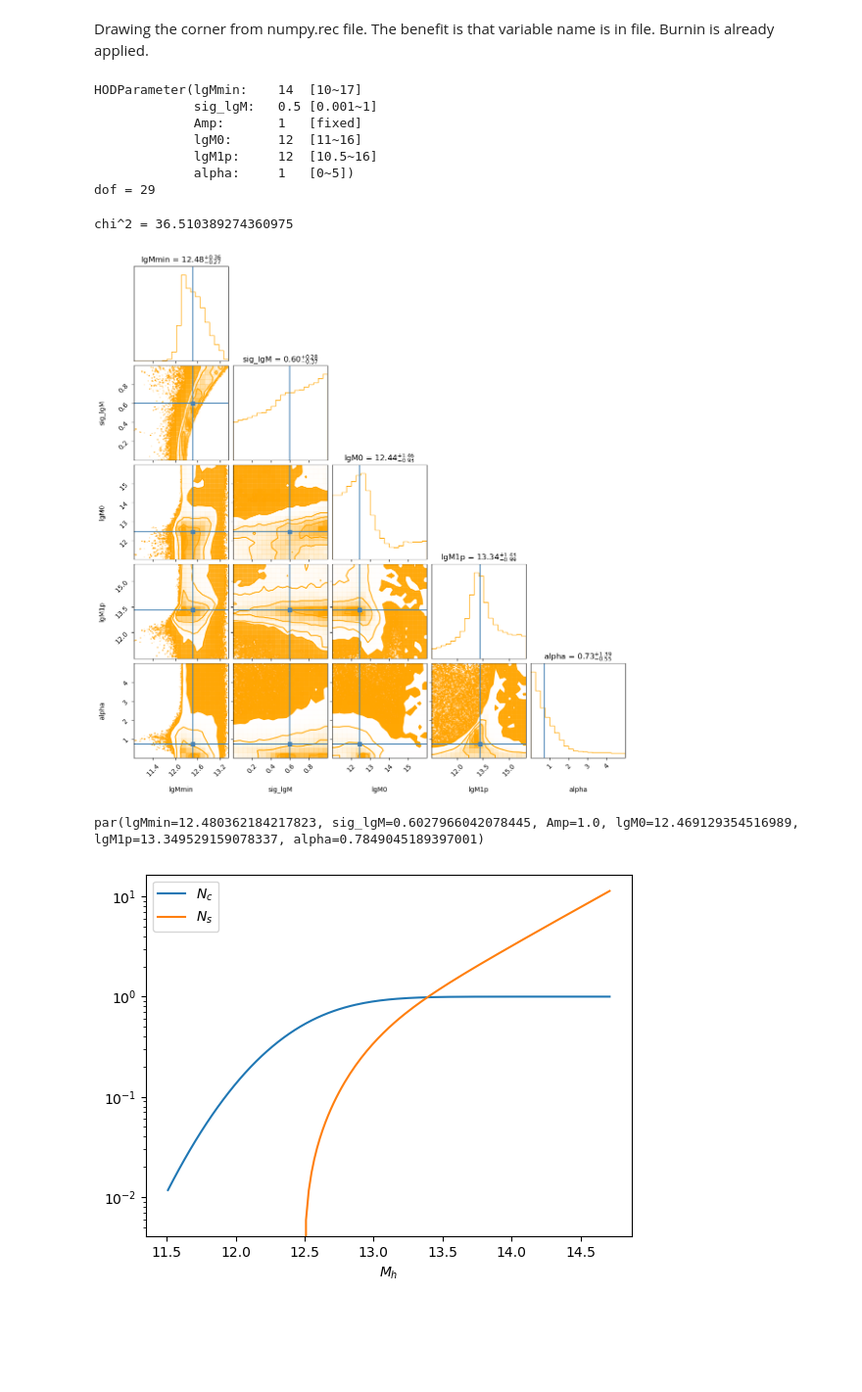
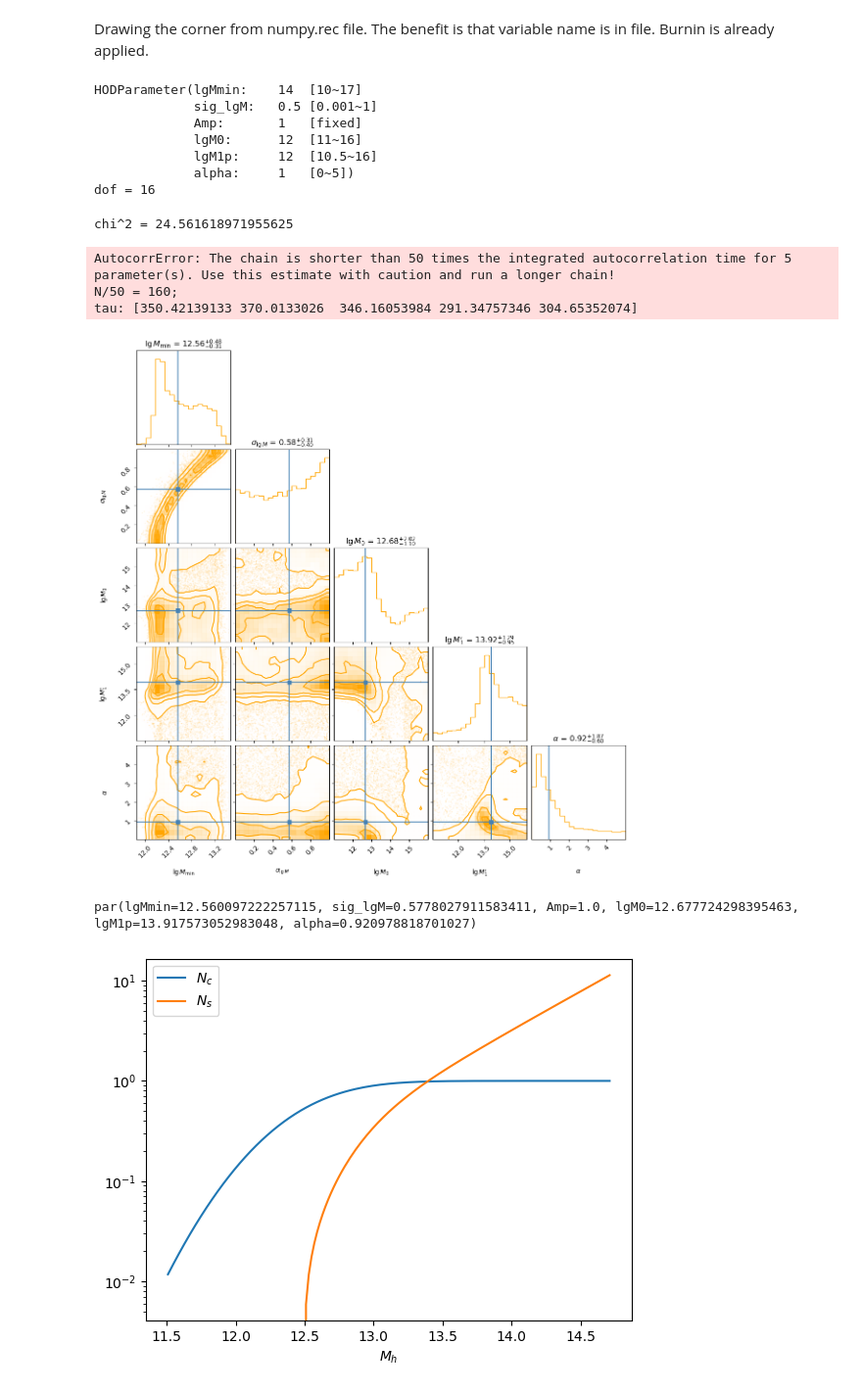
Before and after one commit to MeloDi-23/quasar-CMB-lensing-correlation, a Jupyter notebook: mcmc/python/model_general/result_analyze.ipynb, the cells around one changed output. Shown at 98% size. Drawn from its saved outputs; the diff is of its cells as text; code cells hidden in the pictures; blank space fills up the shorter version.

Commit message:
more figure plots

```diff
--- a/mcmc/python/model_general/result_analyze.ipynb
+++ b/mcmc/python/model_general/result_analyze.ipynb
@@ -12,9 +11,7 @@ from run_mcmc import HODParameter
 # %%
-with open('./configs/config_small_step_powcov.yaml', 'r') as f:
-# with open('./configs/config_delta.yaml', 'r') as f:
+with open('./configs/config_small_step_pow_auto.yaml', 'r') as f:
     par_configs, other_configs = list(yaml.load_all(f, yaml.FullLoader))
     # ========== reading configs ==========
-    # don't set the lgMmin too large or sig_lgM too small, otherwise N_c will be all zeros
     available_fields = ['Nwalkers', 'Nstep', 'Nburnin', 'Npro', 'auto_range', 'cross_range',
                         'backend_file', 'numpy_file', 'wp_table_path', 'signal_path', 'module_path']
     Nwalkers = 40
@@ -40,7 +37,6 @@ with open('./configs/config_small_step_powcov.yaml', 'r') as f:
     module = read_module(module_path)
     chi_2 = module.chi_2
     N_c = module.N_c
-    # for better performance I would recommend setting these as global variable
     # ========== apply the fitting range ==========
 
     if auto_range or cross_range:
@@ -81,29 +77,40 @@ HODParameter(lgMmin:    14  [10~17]
              lgM0:      12  [11~16]
              lgM1p:     12  [10.5~16]
              alpha:     1   [0~5])
-dof = 29
+dof = 16
 # %%
 if not numpy_file.endswith('.npy'):
     numpy_file += '.npy'
 result = np.load(numpy_file)
 array_2d = result.view((np.float64, len(result.dtype.names)))
 backend = HDFBackend(backend_file, read_only=True)
-chi2 = -backend.get_log_prob(discard=5000)*2
-chain = backend.get_chain(discard=5000)
-blobs = backend.get_blobs(discard=5000, thin=500, flat=True)
+chi2 = -backend.get_log_prob(discard=1000)*2
 print('chi^2 = {}'.format(chi2.mean()))
 # %% [output]
-chi^2 = 36.510389274360975
+chi^2 = 24.561618971955625
+# %%
+backend.get_autocorr_time()
+# %% [output]
+AutocorrError: The chain is shorter than 50 times the integrated autocorrelation time for 5 parameter(s). Use this estimate with caution and run a longer chain!
+N/50 = 160;
+tau: [350.42139133 370.0133026  346.16053984 291.34757346 304.65352074]
 # %%
-fig = corner.corner(array_2d, labels=result.dtype.names, show_titles=True, color='orange', truths=np.percentile(array_2d, 50, axis=0))
+chain_plot = backend.get_chain(discard=1000, thin=20, flat=True)
+fig = corner.corner(chain_plot, labels=[
+    r'$\lg M_{\text{min}}$',
+    r'$\sigma_{\lg M}$',
+    r'$\lg M_0$',
+    r"$\lg M_1 '$",
+    r'$\alpha$'], show_titles=True, color='orange',
+    truths=np.percentile(array_2d, 50, axis=0), smooth=0.7)
 plt.show()
 # %% [output]
-[figure, old version]
+[figure, new version]
 # %%
 par = parameter.full_parameters(np.percentile(array_2d, 50, axis=0))
 par
 # %% [output]
-par(lgMmin=12.480362184217823, sig_lgM=0.6027966042078445, Amp=1.0, lgM0=12.469129354516989, lgM1p=13.349529159078337, alpha=0.7849045189397001)
+par(lgMmin=12.560097222257115, sig_lgM=0.5778027911583411, Amp=1.0, lgM0=12.677724298395463, lgM1p=13.917573052983048, alpha=0.920978818701027)
 # %%
 nc = module.N_c(logM, par)
 ns = module.N_s(logM, par)
```
Also changed, not shown: parts of 3 cells of this notebook, 33 other files.
